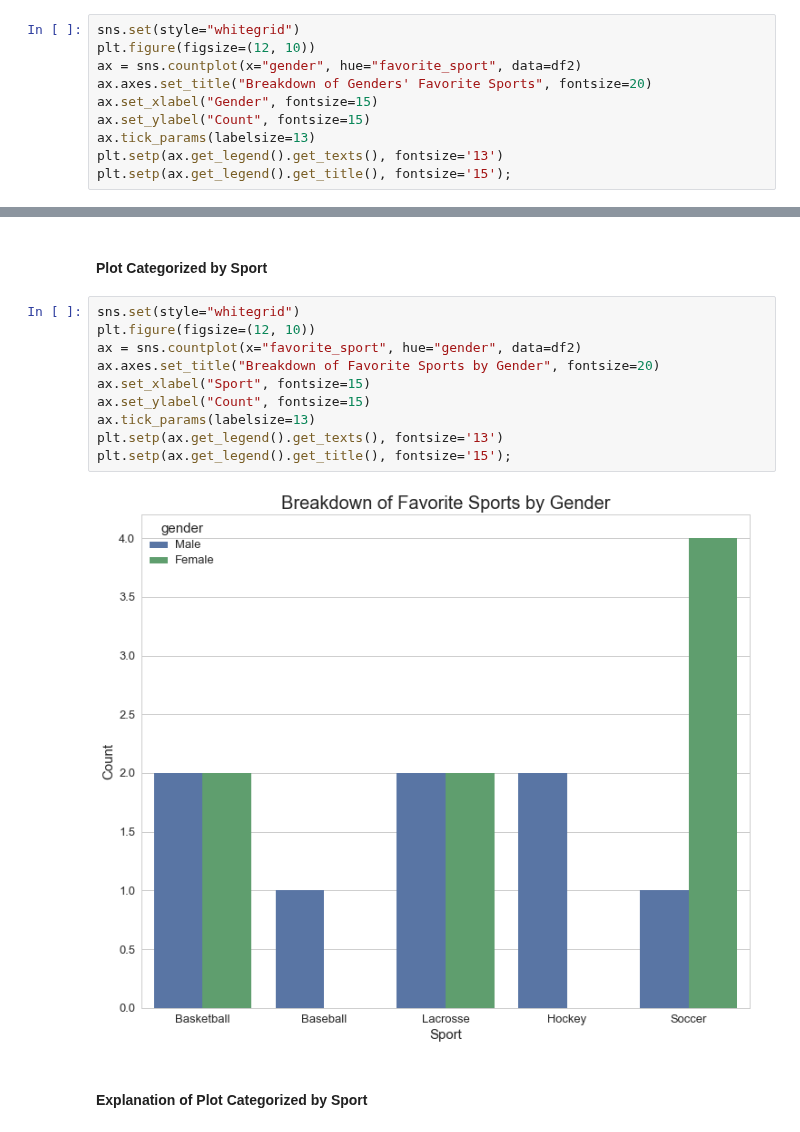
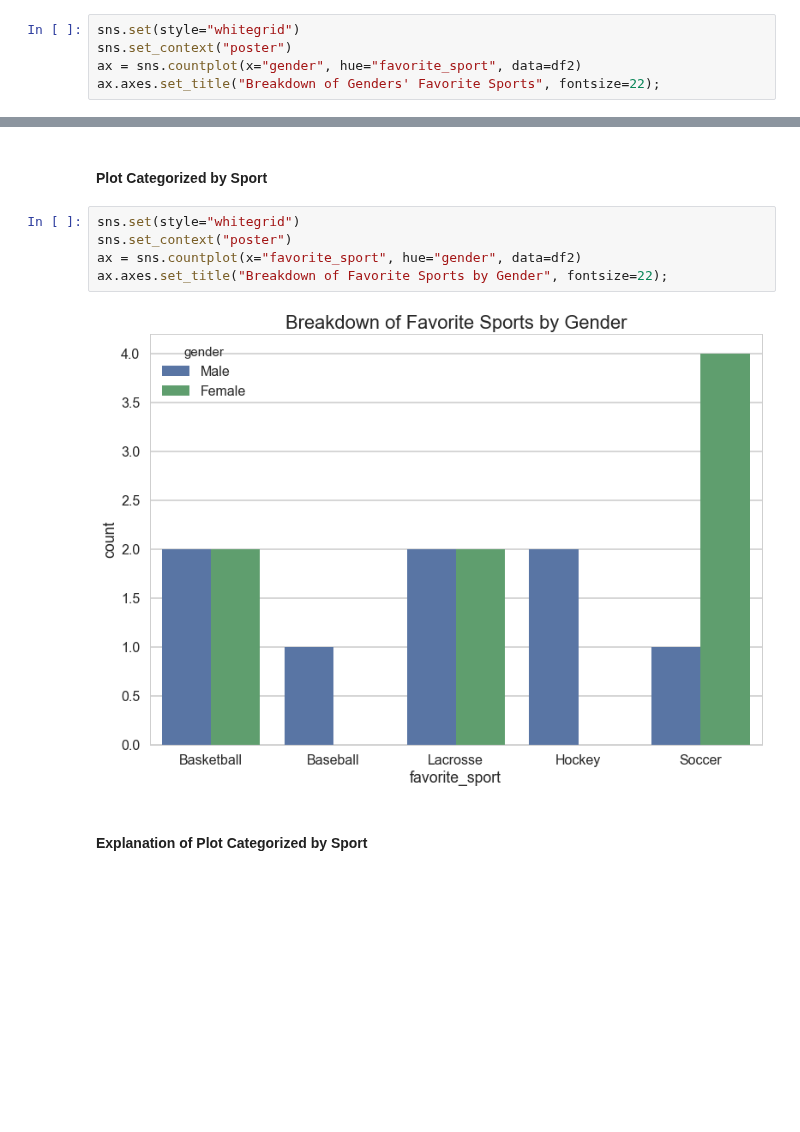
Before and after one commit to frieds/frieds.github.io, a Jupyter notebook: data-visualizations/when_use_vertical_grouped_barplots.ipynb, the cells around one changed output, grey strips where cells are left out. Drawn from its saved outputs; the diff is of its cells as text; blank space fills up the shorter version.

```diff
--- a/data-visualizations/when_use_vertical_grouped_barplots.ipynb
+++ b/data-visualizations/when_use_vertical_grouped_barplots.ipynb
@@ -103,12 +103,7 @@ genders = ['Male', 'Male', 'Female', 'Female', 'Male', 'Female', 'Female', 'Male
 df2 = pd.DataFrame({'favorite_sport': sports, 'gender': genders})
 # %%
 sns.set(style="whitegrid")
-plt.figure(figsize=(12, 10))
+sns.set_context("poster")
 ax = sns.countplot(x="gender", hue="favorite_sport", data=df2)
-ax.axes.set_title("Breakdown of Genders' Favorite Sports", fontsize=20)
-ax.set_xlabel("Gender", fontsize=15)
-ax.set_ylabel("Count", fontsize=15)
-ax.tick_params(labelsize=13)
-plt.setp(ax.get_legend().get_texts(), fontsize='13')
-plt.setp(ax.get_legend().get_title(), fontsize='15');
+ax.axes.set_title("Breakdown of Genders' Favorite Sports", fontsize=22);
 # %% [output]
@@ -123,16 +118,11 @@ Females' favorite sport is Lacrosse. Mens' favorite sport is a three-way tie bet
 #### Plot Categorized by Sport
 # %%
 sns.set(style="whitegrid")
-plt.figure(figsize=(12, 10))
+sns.set_context("poster")
 ax = sns.countplot(x="favorite_sport", hue="gender", data=df2)
-ax.axes.set_title("Breakdown of Favorite Sports by Gender", fontsize=20)
-ax.set_xlabel("Sport", fontsize=15)
-ax.set_ylabel("Count", fontsize=15)
-ax.tick_params(labelsize=13)
-plt.setp(ax.get_legend().get_texts(), fontsize='13')
-plt.setp(ax.get_legend().get_title(), fontsize='15');
+ax.axes.set_title("Breakdown of Favorite Sports by Gender", fontsize=22);
 # %% [output]
-[figure, old version]
+[figure, new version]
 # %% [markdown]
 #### Explanation of Plot Categorized by Sport
 # %% [markdown]
```
Also changed, not shown: parts of 1 cell of this notebook, 56 other files.
